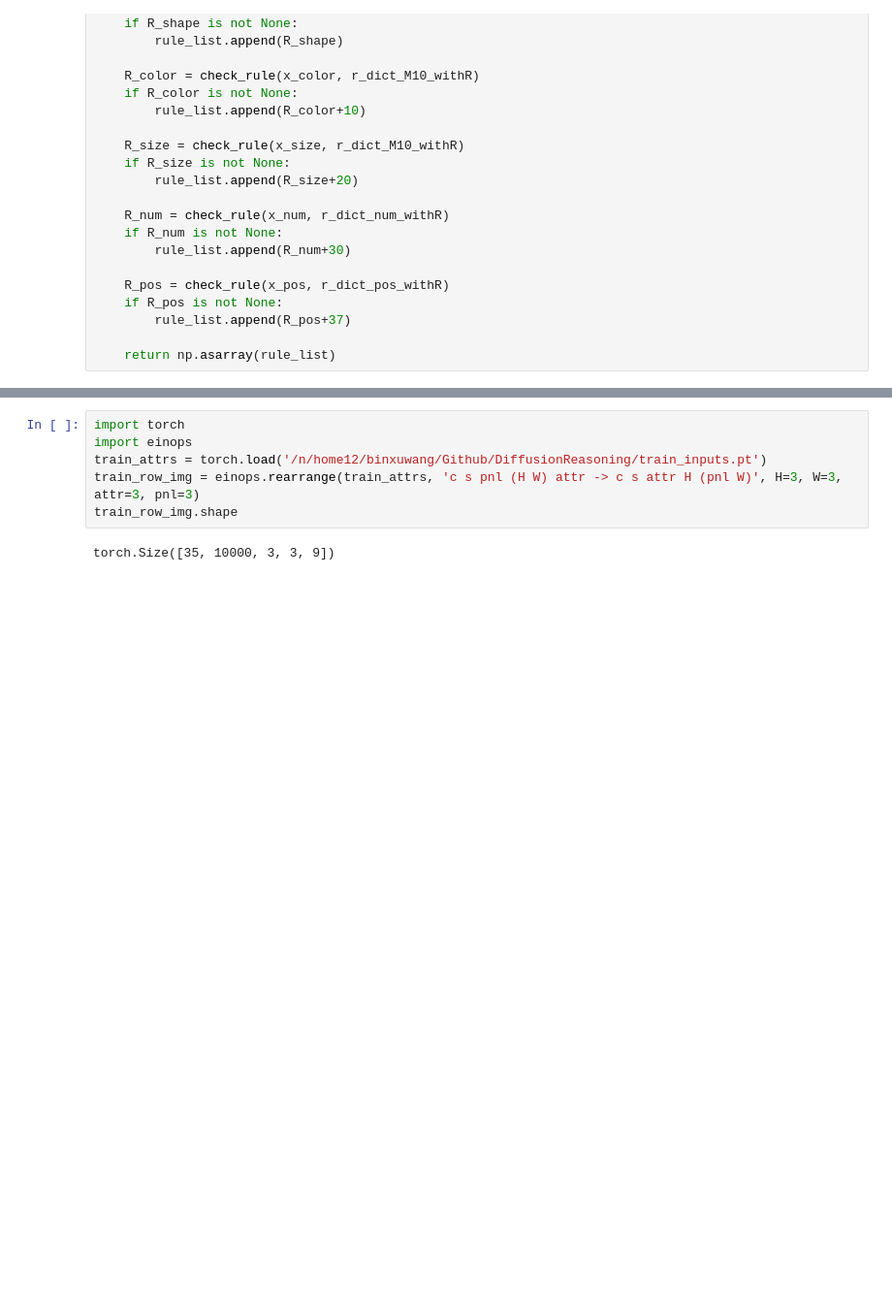
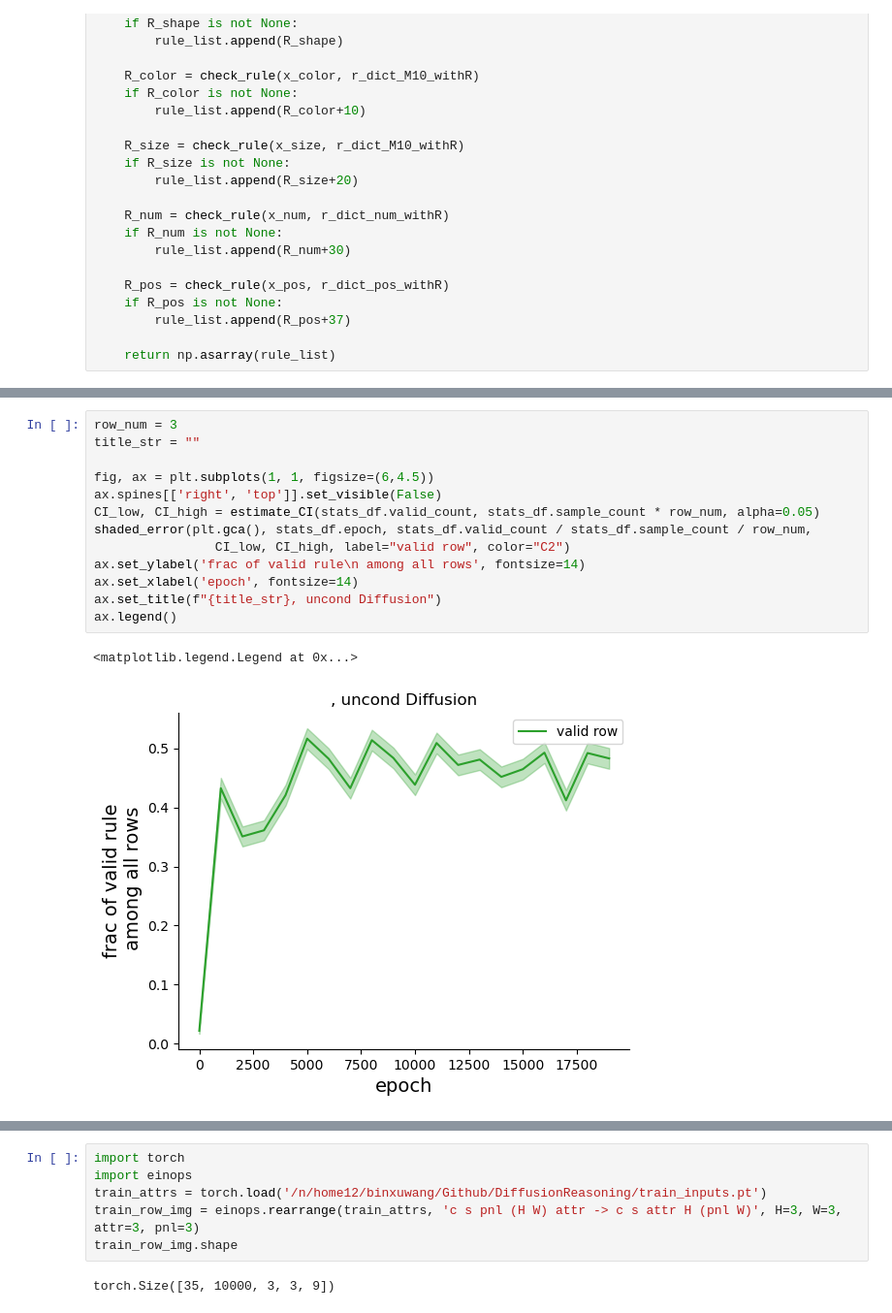
Before and after one commit to Animadversio/DiffusionReasoning, a Jupyter notebook: notebooks/updated_rule_checking.ipynb, the cells around one changed output, grey strips where cells are left out. Shown at 97% size. Cells and saved outputs as stored; diff of their text form; blank space fills up the shorter version.

```diff
--- a/notebooks/updated_rule_checking.ipynb
+++ b/notebooks/updated_rule_checking.ipynb
@@ -92,0 +366,16 @@ def check_row_rule(attr):
+# %%
+row_num = 3
+title_str = ""
+
+fig, ax = plt.subplots(1, 1, figsize=(6,4.5))
+ax.spines[['right', 'top']].set_visible(False)
+CI_low, CI_high = estimate_CI(stats_df.valid_count, stats_df.sample_count * row_num, alpha=0.05)
+shaded_error(plt.gca(), stats_df.epoch, stats_df.valid_count / stats_df.sample_count / row_num,
+                CI_low, CI_high, label="valid row", color="C2")
+ax.set_ylabel('frac of valid rule\n among all rows', fontsize=14)
+ax.set_xlabel('epoch', fontsize=14)
+ax.set_title(f"{title_str}, uncond Diffusion")
+ax.legend()
+# %% [output]
+<matplotlib.legend.Legend at 0x...>
+[figure, added]
```
Also changed, not shown: parts of 34 cells of this notebook.
